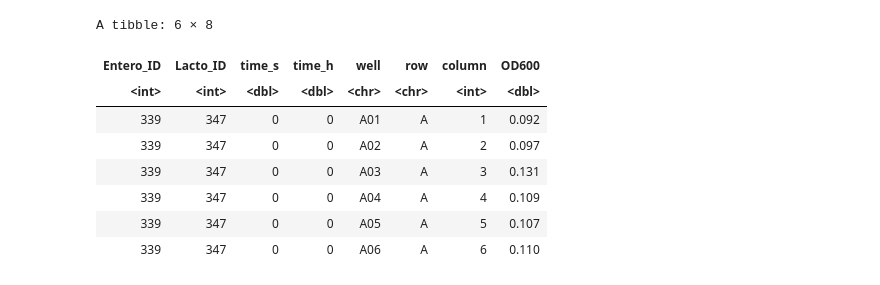
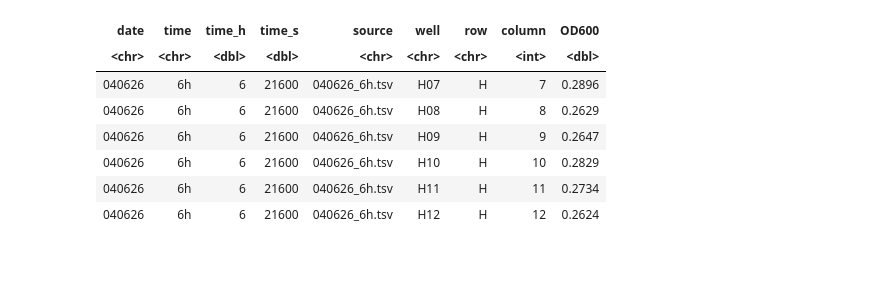
Before and after one commit to joaoordine/lactobacilli-probiotic, a Jupyter notebook: process_plot_supernat_inhib-CLOST.ipynb, the cells around one changed output. Cells and saved outputs as stored; diff of their text form; code cells hidden in the pictures.

```diff
--- a/process_plot_supernat_inhib-CLOST.ipynb
+++ b/process_plot_supernat_inhib-CLOST.ipynb
@@ -43,14 +27,14 @@ getwd()
 # %%
-# list files
+# list the three time-point files
 library(readr)
 library(stringr)
 library(purrr)
 
-files <- list.files(
-  path = "./supernatant_inhibition",
-  pattern = "040626_",
-  recursive = TRUE,
+files <- sort(list.files(
+  path = ".",
+  pattern = "^040626_\\d+h\\.tsv$",
+  recursive = FALSE,
   full.names = TRUE
-)
+))
 files
 # %% [output]
@@ -82,49 +83,3 @@ head(plates_df)
 # %%
-
-
-read_supernat_long <- function(file_path) {
-  raw <- read.delim(
-    file_path,
-    sep = "\t",
-    dec = ",",
-    check.names = FALSE,
-    stringsAsFactors = FALSE,
-    fill = TRUE,
-    comment.char = ""
-  )
-
-  nm <- names(raw)
-  keep <- !(is.na(nm) | nm == "")
-  raw <- raw[, keep, drop = FALSE]
-  nm <- trimws(nm[keep])
-  names(raw) <- nm
-
-  names(raw)[1:2] <- c("reading", "time_s")
-  raw <- raw %>% select(time_s, starts_with("Un"))
-
-  file_name <- basename(file_path)
-  entero_id <- as.integer(str_match(file_name, "^(\\d+)_\\d+_\\d+_\\d+_\\d+")[, 2])
-  lacto_id  <- as.integer(str_match(file_name, "^\\d+_(\\d+)_\\d+_\\d+_\\d+")[, 2])
-
-  raw %>%
-    mutate(time_h = time_s / 3600) %>%
-    pivot_longer(
-      cols = starts_with("Un"),
-      names_to = "well_raw",
-      values_to = "OD600"
-    ) %>%
-    mutate(
-      well = str_extract(well_raw, "(?<=\\()[A-H]\\d{2}(?=\\))"),
-      row = substr(well, 1, 1),
-      column = as.integer(substr(well, 2, 3)),
-      Entero_ID = entero_id,
-      Lacto_ID = lacto_id
-    ) %>%
-    select(Entero_ID, Lacto_ID, time_s, time_h, well, row, column, OD600)
-}
-
-#long_df <- read_supernat_long("supernatant_inhibition/339_347_14_30_060626.tsv")
-long_df <- read_supernat_long("supernatant_inhibition/339_347_1_20_140626.tsv")
-
-head(long_df)
+tail(long_df)
 # %% [output]
@@ -142,12 +87,11 @@ The following objects are masked from ‘package:base’:
-A tibble: 6 × 8
-| Entero_ID | Lacto_ID | time_s | time_h | well | row | column | OD600 |
-| <int> | <int> | <dbl> | <dbl> | <chr> | <chr> | <int> | <dbl> |
-| 339 | 347 | 0 | 0 | A01 | A | 1 | 0.092 |
-| 339 | 347 | 0 | 0 | A02 | A | 2 | 0.097 |
-| 339 | 347 | 0 | 0 | A03 | A | 3 | 0.131 |
-| 339 | 347 | 0 | 0 | A04 | A | 4 | 0.109 |
-| 339 | 347 | 0 | 0 | A05 | A | 5 | 0.107 |
-| 339 | 347 | 0 | 0 | A06 | A | 6 | 0.110 |
+| date | time | time_h | time_s | source | well | row | column | OD600 |
+| <chr> | <chr> | <dbl> | <dbl> | <chr> | <chr> | <chr> | <int> | <dbl> |
+| 040626 | 6h | 6 | 21600 | 040626_6h.tsv | H07 | H | 7 | 0.2896 |
+| 040626 | 6h | 6 | 21600 | 040626_6h.tsv | H08 | H | 8 | 0.2629 |
+| 040626 | 6h | 6 | 21600 | 040626_6h.tsv | H09 | H | 9 | 0.2647 |
+| 040626 | 6h | 6 | 21600 | 040626_6h.tsv | H10 | H | 10 | 0.2829 |
+| 040626 | 6h | 6 | 21600 | 040626_6h.tsv | H11 | H | 11 | 0.2734 |
+| 040626 | 6h | 6 | 21600 | 040626_6h.tsv | H12 | H | 12 | 0.2624 |
 # %%
 # Add plate conditions
 # - MilliQ water on borders: rows A and H, columns 1 and 12
```
Also changed, not shown: parts of 17 cells of this notebook.
